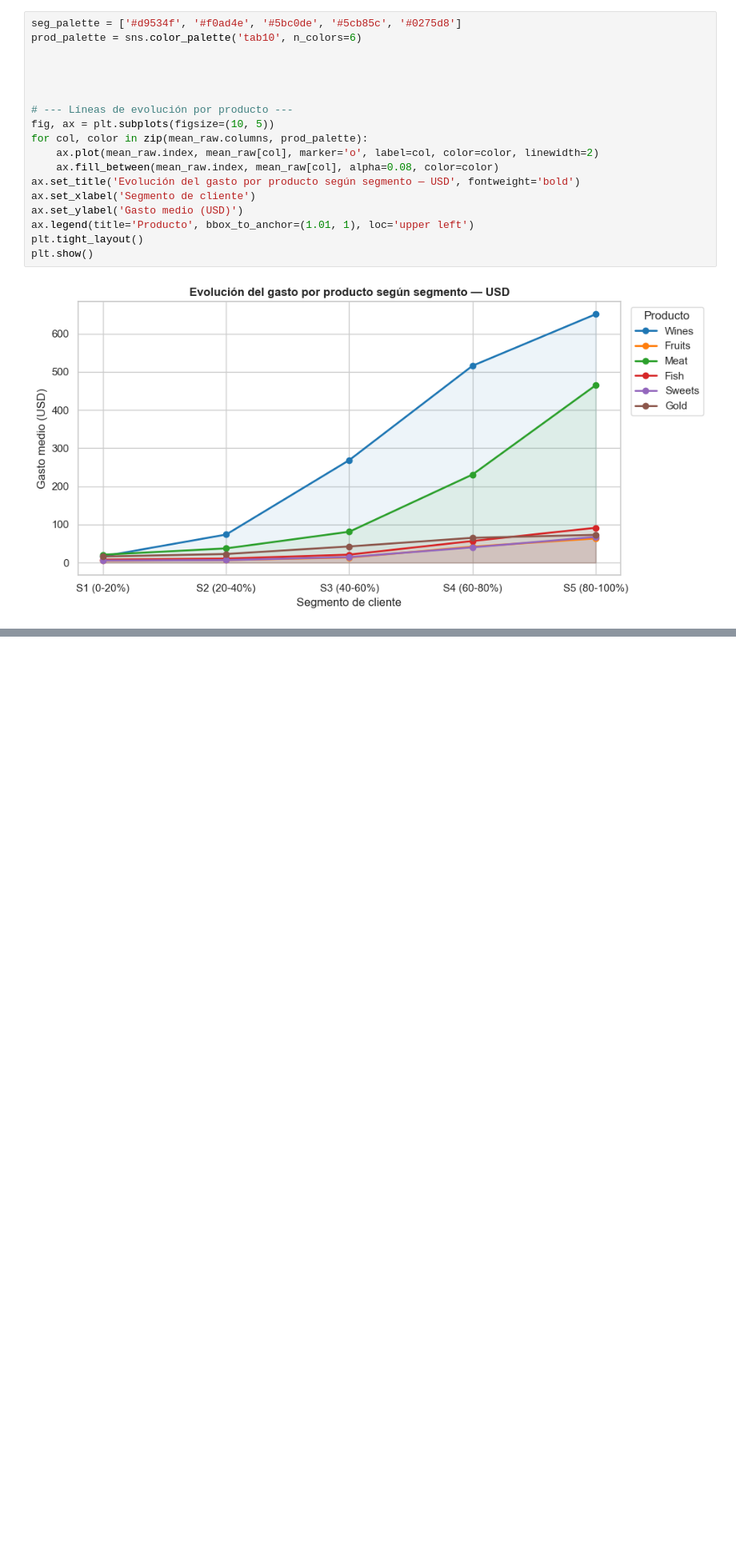
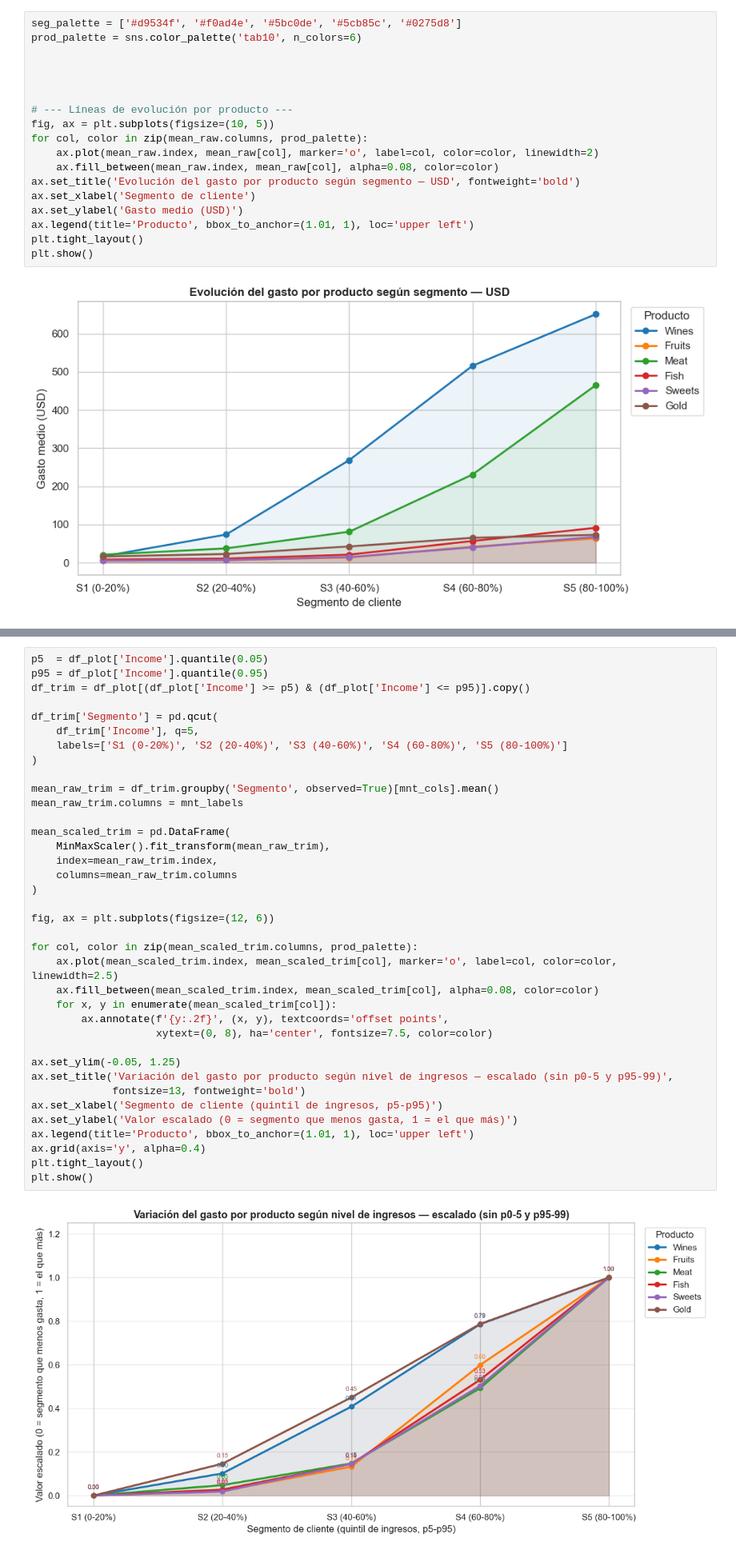
Before and after one commit to CarlosJur/proyecto_ifood, a Jupyter notebook: src/ejercicio3.ipynb, the cells around one changed output, grey strips where cells are left out. Shown at 80% size. Drawn from its saved outputs; the diff is of its cells as text; blank space fills up the shorter version.

```diff
--- a/src/ejercicio3.ipynb
+++ b/src/ejercicio3.ipynb
@@ -69,0 +75,39 @@ Pueedo sobservar que existe una mayor variabilidad en wines y meat. Aunque puede
+# %%
+p5  = df_plot['Income'].quantile(0.05)
+p95 = df_plot['Income'].quantile(0.95)
+df_trim = df_plot[(df_plot['Income'] >= p5) & (df_plot['Income'] <= p95)].copy()
+
+df_trim['Segmento'] = pd.qcut(
+    df_trim['Income'], q=5,
+    labels=['S1 (0-20%)', 'S2 (20-40%)', 'S3 (40-60%)', 'S4 (60-80%)', 'S5 (80-100%)']
+)
+
+mean_raw_trim = df_trim.groupby('Segmento', observed=True)[mnt_cols].mean()
+mean_raw_trim.columns = mnt_labels
+
+mean_scaled_trim = pd.DataFrame(
+    MinMaxScaler().fit_transform(mean_raw_trim),
+    index=mean_raw_trim.index,
+    columns=mean_raw_trim.columns
+)
+
+fig, ax = plt.subplots(figsize=(12, 6))
+
+for col, color in zip(mean_scaled_trim.columns, prod_palette):
+    ax.plot(mean_scaled_trim.index, mean_scaled_trim[col], marker='o', label=col, color=color, linewidth=2.5)
+    ax.fill_between(mean_scaled_trim.index, mean_scaled_trim[col], alpha=0.08, color=color)
+    for x, y in enumerate(mean_scaled_trim[col]):
+        ax.annotate(f'{y:.2f}', (x, y), textcoords='offset points',
+                    xytext=(0, 8), ha='center', fontsize=7.5, color=color)
+
+ax.set_ylim(-0.05, 1.25)
+ax.set_title('Variación del gasto por producto según nivel de ingresos — escalado (sin p0-5 y p95-99)',
+             fontsize=13, fontweight='bold')
+ax.set_xlabel('Segmento de cliente (quintil de ingresos, p5-p95)')
+ax.set_ylabel('Valor escalado (0 = segmento que menos gasta, 1 = el que más)')
+ax.legend(title='Producto', bbox_to_anchor=(1.01, 1), loc='upper left')
+ax.grid(axis='y', alpha=0.4)
+plt.tight_layout()
+plt.show()
+# %% [output]
+[figure, added]
```
Also changed, not shown: parts of 7 cells of this notebook.
